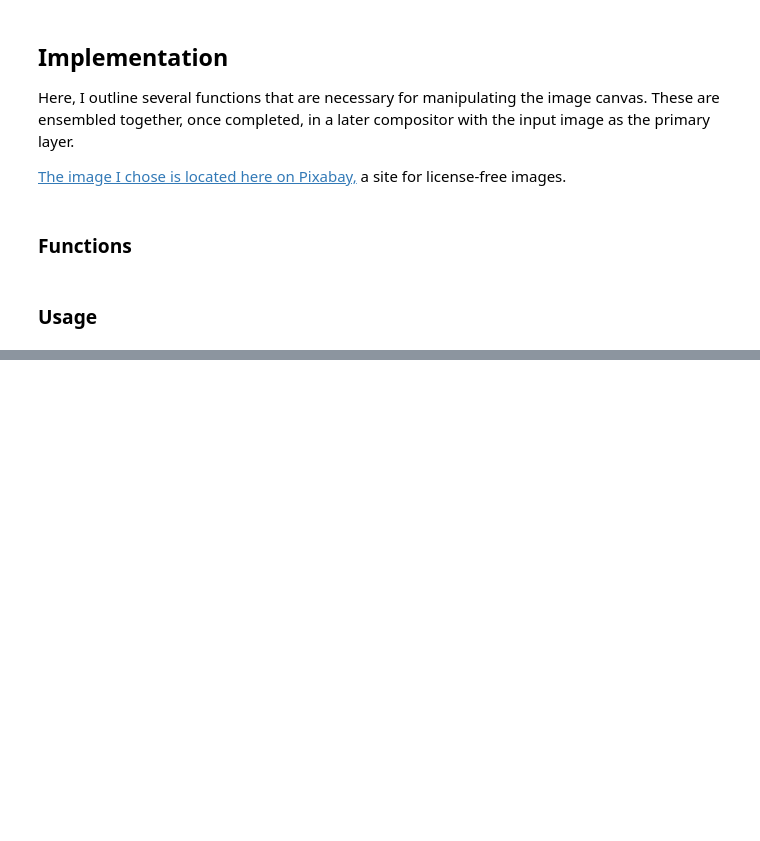
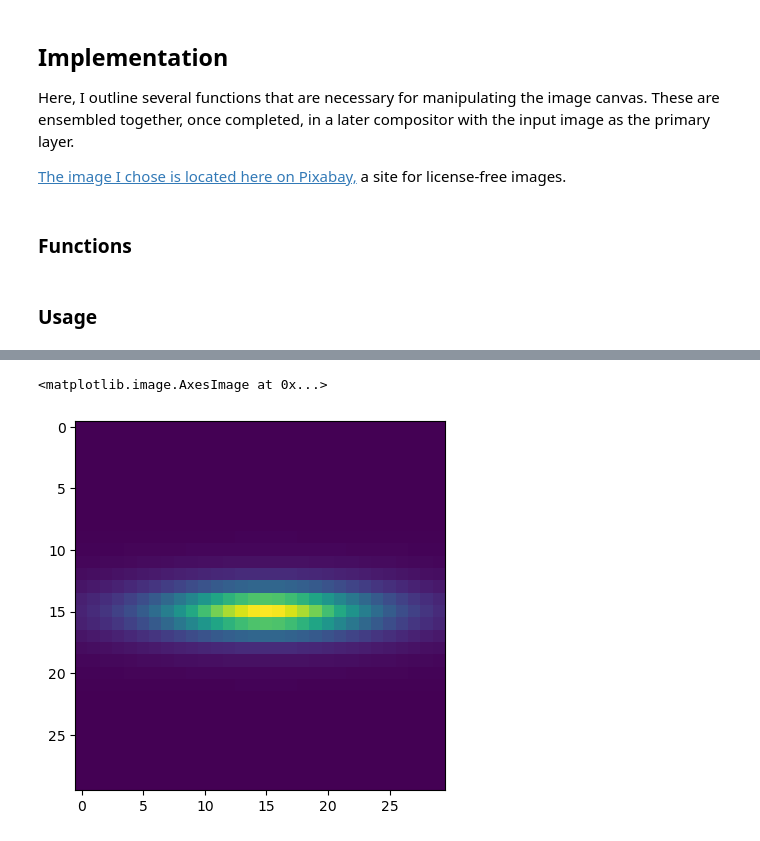
Before and after one commit to hlakams/dreamy-blur, a Jupyter notebook: camera_blurring.ipynb, the cells around one changed output, grey strips where cells are left out. Saved outputs shown, nothing was run; the diff lists cells and outputs as text; code cells hidden in the pictures; blank space fills up the shorter version.

```diff
--- a/camera_blurring.ipynb
+++ b/camera_blurring.ipynb
@@ -28,7 +31,7 @@ Here, I outline several functions that are necessary for manipulating the image
 ### Functions
 # %%
 # Moffat blur, as an alternative to the Gaussian PSF
-def moffat_blur(x_dim: int, y_dim: int, k: int, l: int, s1: int, s2: int, rho: int, beta: int) -> np.ndarray:
+def moffat_blur(x_dim: int, y_dim: int, k: int, l: int, s_1: int, s_2: int, rho: int, beta: int) -> np.ndarray:
     # define a new array to hold the filter
     p = np.zeros((x_dim, y_dim))
 
@@ -37,7 +40,7 @@ def moffat_blur(x_dim: int, y_dim: int, k: int, l: int, s1: int, s2: int, rho: i
         for j in range(y_dim):
             # set index value to result of Moffat blur
             scale_matrix = np.asmatrix(np.array([[i - k], [j - l]]))
-            orientation_matrix = np.asmatrix(np.array([[s1**2, rho**2], [rho**2, s2**2]]))
+            orientation_matrix = np.asmatrix(np.array([[s_1**2, rho**2], [rho**2, s_2**2]]))
 
             # per-element calculation
             p[i][j] = (1 + np.transpose(scale_matrix) * linalg.inv(orientation_matrix) * scale_matrix) ** -beta
@@ -76,0 +77,4 @@ plt.imshow(np.uint8(x_copy + 2555))
+# %%
+# generating a "shaky" blurred kernel using Moffat PSF
+moffat_layer = moffat_blur(30, 30, 15, 15, 3, 14, 0, 3)
+moffat_layer_scaled = moffat_layer * 0.0175
@@ -76,0 +84,5 @@ plt.imshow(np.uint8(x_copy + 2555))
+# %%
+plt.imshow(moffat_layer)
+# %% [output]
+<matplotlib.image.AxesImage at 0x...>
+[figure, added]
```
Also changed, not shown: parts of 14 cells of this notebook, 1 other file.
